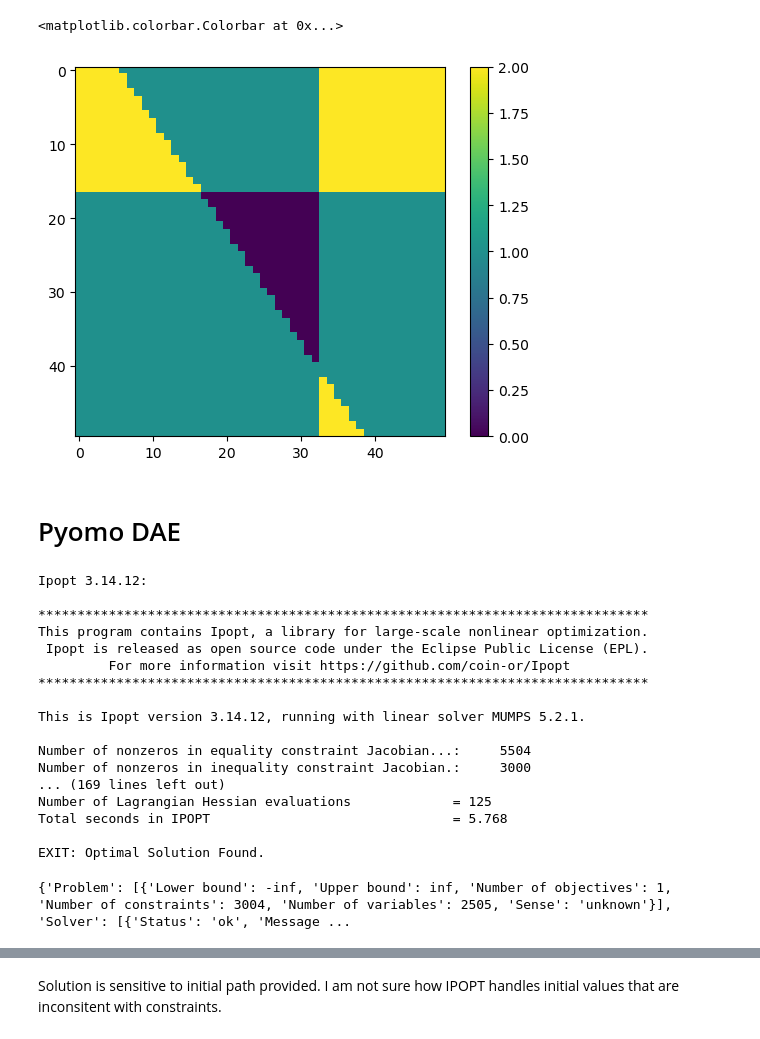
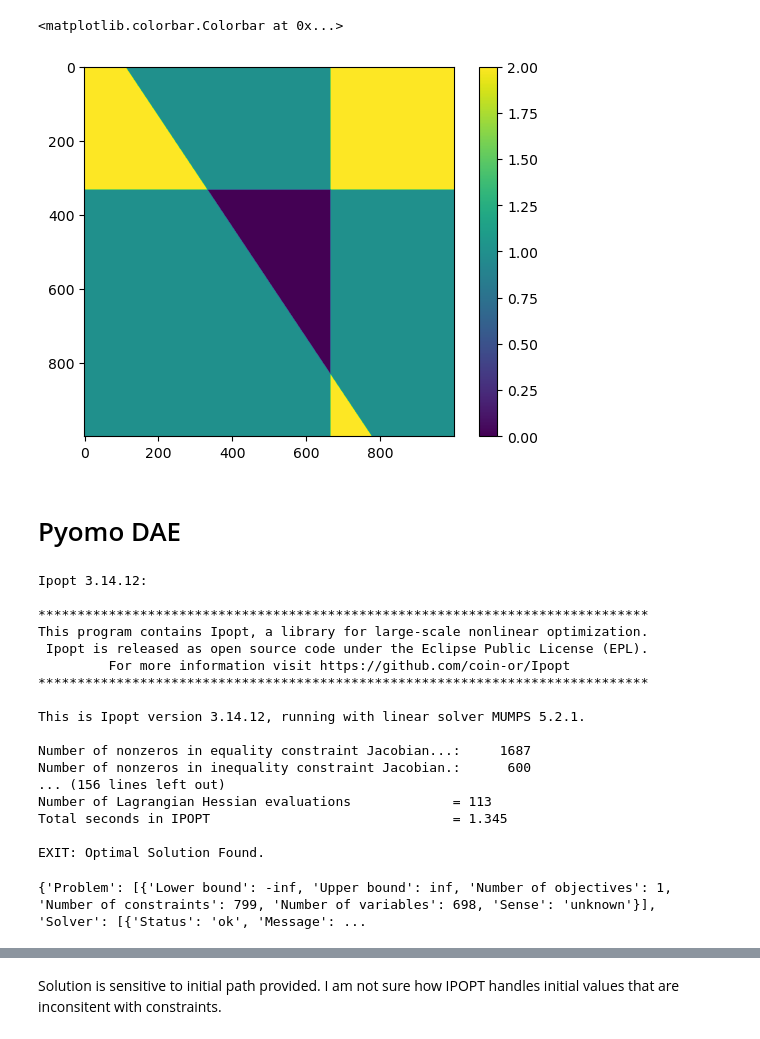
Before and after one commit to leyffer/m2dtIceSheet, a Jupyter notebook: notebooks/1-2_initial_DAE_optimization.ipynb, the cells around one changed output, grey strips where cells are left out. Saved outputs shown, nothing was run; the diff lists cells and outputs as text; code cells hidden in the pictures.

```diff
--- a/notebooks/1-2_initial_DAE_optimization.ipynb
+++ b/notebooks/1-2_initial_DAE_optimization.ipynb
@@ -23,43 +29,39 @@ class polygon_obstacle:
             self.unit_vec(self.vertices[i] - self.vertices[i - 1]) for i in range(len(self.vertices))
         ])
 
     @property
     def orthogonal_vectors(self):
         """Unit normal vectors for polygon sides"""
         return np.array([
             np.array([-v[1], v[0]]) for v in self.side_vectors
         ])
 
     @property
     def constants(self):
         """
         orthogonal . x >= constant
         """
         return np.array([
             np.dot(vertex, v) for vertex, v in zip(self.vertices, self.orthogonal_vectors)
         ])
 
 polygon = polygon_obstacle([[0, 0], [1, 1.5], [1, 0]])
 
-x = np.linspace(-1, 2)
-y = np.linspace(-1, 2)
+x = np.linspace(-1, 2, 1000)
+y = np.linspace(-1, 2, 1000)
 X, Y = np.meshgrid(x, y)
 Z = np.zeros(X.shape)
 for v, c in zip(polygon.orthogonal_vectors, polygon.constants):
     Z += (v[0]*X + v[1]*Y >= c)
 plt.figure()
 plt.imshow(Z)
 plt.colorbar()
 # %% [output]
 <matplotlib.colorbar.Colorbar at 0x...>
-[figure, old version]
+[figure, new version]
 # %% [markdown]
 # Pyomo DAE
 # %%
-import pyomo.environ as pyenv
-import pyomo.gdp as pygdp
-from scipy.integrate import RK45
-
 model = pyenv.ConcreteModel()
 
 x0 = 0.8
@@ -76,26 +78,31 @@ regularization = 0.1
 # Obstacles
 cxs = [0.5, 0.4, 0.0]
 cys = [0.5, 0.0, 0.1]
-rs = [0.25, 0.15, 0.099]
-obstacle_shape = "diamond"
+rs = [0.25, 0.15, 0.09]
+obstacle_shape = "circle"
 
 # bounds
 x_lower = 0
 x_upper = 1
 y_lower = 0
 y_upper = 1
-v_lower = 0.1
+v_lower = 0.0
 v_upper = 1
+acc_lower = -10
+acc_upper = 10
 omega_lower = -100*np.pi
 omega_upper = 100*np.pi
+omega_acc_lower = -100
+omega_acc_upper = 100
 
 model.T = 4  # final time
-model.NK = 500  # number of time steps
+model.NK = 100  # number of time steps
 model.h = model.T/model.NK  # time grid spacing
 model.K = pyenv.RangeSet(model.NK)
 model.K0 = pyenv.RangeSet(0, model.NK)
 model.Km1 = pyenv.RangeSet(model.NK - 1)  # [1, NK - 1]
 model.K0m1 = pyenv.RangeSet(0, model.NK - 1)  # [1, NK - 1]
+model.K0m2 = pyenv.RangeSet(0, model.NK - 2)  # [1, NK - 1]
 
 # Initial path
 initial_x = np.linspace(x0, 0.0, model.NK)
@@ -111,23 +118,33 @@ initial_v = np.ones(initial_x.shape)
 # initial_v = v
 # initial_omega = omega
 
-model.x = pyenv.Var(model.K0, domain=pyenv.Reals, bounds=(x_lower, x_upper), initialize=dict(zip(model.K0, initial_x))) # p(t)_x
-model.y = pyenv.Var(model.K0, domain=pyenv.Reals, bounds=(y_lower, y_upper), initialize=dict(zip(model.K0, initial_y))) # p(t)_y
-model.theta = pyenv.Var(model.K0, domain=pyenv.Reals)  # theta can be unbounded, arctan(dy/dx)
-model.v = pyenv.Var(model.K0, domain=pyenv.Reals, bounds=(v_lower, v_upper), initialize=dict(zip(model.K0, initial_v))) # velocity; control parameter
-model.omega = pyenv.Var(model.K0, domain=pyenv.Reals, bounds=(omega_lower, omega_upper)) # angular velocity; control parameter
+model.x = pyenv.Var(model.K0m1, domain=pyenv.Reals, bounds=(x_lower, x_upper), initialize=dict(zip(model.K0, initial_x))) # p(t)_x
+model.y = pyenv.Var(model.K0m1, domain=pyenv.Reals, bounds=(y_lower, y_upper), initialize=dict(zip(model.K0, initial_y))) # p(t)_y
+model.theta = pyenv.Var(model.K0m1, domain=pyenv.Reals)  # theta can be unbounded, arctan(dy/dx)
+model.v = pyenv.Var(model.K0m1, domain=pyenv.Reals, bounds=(v_lower, v_upper), initialize=dict(zip(model.K0, initial_v))) # velocity; control parameter
+model.acc = pyenv.Var(model.K0m1, domain=pyenv.Reals, bounds=(acc_lower, acc_upper), initialize=dict(zip(model.K0m1, np.diff(initial_v)))) # acceleration; control parameter
+model.omega = pyenv.Var(model.K0m1, domain=pyenv.Reals, bounds=(omega_lower, omega_upper)) # angular velocity; control parameter
+model.omega_acc = pyenv.Var(model.K0m1, domain=pyenv.Reals, bounds=(omega_acc_lower, omega_acc_upper)) # angular acceleration; control parameter
 
 def x_forward_Euler(model, k):
     return model.x[k + 1] - model.x[k] == model.h * model.v[k] * pyenv.cos(model.theta[k])
-model.x_forward_Euler = pyenv.Constraint(model.K0m1, rule=x_forward_Euler)
+model.x_forward_Euler = pyenv.Constraint(model.K0m2, rule=x_forward_Euler)
 
 def y_forward_Euler(model, k):
     return model.y[k + 1] - model.y[k] == model.h * model.v[k] * pyenv.sin(model.theta[k])
-model.y_forward_Euler = pyenv.Constraint(model.K0m1, rule=y_forward_Euler)
+model.y_forward_Euler = pyenv.Constraint(model.K0m2, rule=y_forward_Euler)
 
 def theta_forward_Euler(model, k):
     return model.theta[k + 1] - model.theta[k] == model.h * model.omega[k]
-model.theta_forward_Euler = pyenv.Constraint(model.K0m1, rule=theta_forward_Euler)
+model.theta_forward_Euler = pyenv.Constraint(model.K0m2, rule=theta_forward_Euler)
+
+def acceleration_forward_Euler(model, k):
+    return model.v[k + 1] - model.v[k] == model.h * model.acc[k]
+model.acceleration_forward_Euler = pyenv.Constraint(model.K0m2, rule=acceleration_forward_Euler)
+
+def omega_acceleration_forward_Euler(model, k):
+    return model.omega[k + 1] - model.omega[k] == model.h * model.omega_acc[k]
+model.omega_acceleration_forward_Euler = pyenv.Constraint(model.K0m2, rule=omega_acceleration_forward_Euler)
 
 def initial_x_rule(model):
     return model.x[0] == x0
@@ -142,11 +159,11 @@ def initial_theta_rule(model):
 # model.initial_theta_rule = pyenv.Constraint(rule=initial_theta_rule)
 
 def final_x_rule(model):
-    return model.x[model.NK] == x_final
+    return model.x[model.NK-1] == x_final
 model.final_x_rule = pyenv.Constraint(rule=final_x_rule)
 
 def final_y_rule(model):
-    return model.y[model.NK] == y_final
+    return model.y[model.NK-1] == y_final
 model.final_y_rule = pyenv.Constraint(rule=final_y_rule)
 
 # Allow for +- 2*pi
@@ -178,21 +195,21 @@ def circle_obstacle_rule(model, k, cx, cy, r):
 
 if obstacle_shape == "circle":
     model.circle_obstacle_rules = pyenv.ConstraintList()
-    for k in model.K:
+    for k in model.K0m1:
         for cx, cy, r in zip(cxs, cys, rs):
             model.circle_obstacle_rules.add(
                 circle_obstacle_rule(model, k, cx, cy, r)
             )
 elif obstacle_shape == "square":
     model.square_obstacle_rules = pyenv.ConstraintList()
-    for k in model.K:
+    for k in model.K0m1:
         for cx, cy, r in zip(cxs, cys, rs):
             model.square_obstacle_rules.add(
                 square_obstacle_rule(model, k, cx, cy, r)
             )
 elif obstacle_shape == "diamond":
     model.diamond_obstacle_rules = pyenv.ConstraintList()
-    for k in model.K:
+    for k in model.K0m1:
         for cx, cy, r in zip(cxs, cys, rs):
             model.diamond_obstacle_rules.add(
                 diamond_obstacle_rule(model, k, cx, cy, r)
@@ -222,7 +239,7 @@ elif obstacle_shape == "diamond":
 # model.poly_obstacle_sum_rule = pyenv.Constraint(rule = poly_obstacle_sum_rule)
 
 def objective_func(model):
-    return model.x[model.NK]**2 + model.y[model.NK]**2 + regularization/model.NK*(pyenv.sum_product(model.v, model.v) + pyenv.sum_product(model.omega, model.omega))
+    return model.x[model.NK-1]**2 + model.y[model.NK-1]**2 + regularization/model.NK*(pyenv.sum_product(model.v, model.v) + pyenv.sum_product(model.omega, model.omega))
     # return pyenv.sum_product(model.v, model.v) + pyenv.sum_product(model.omega, model.omega)
 model.objective_func = pyenv.Objective(rule=objective_func, sense=pyenv.minimize)
 
@@ -240,14 +257,14 @@ This program contains Ipopt, a library for large-scale nonlinear optimization.
 
 This is Ipopt version 3.14.12, running with linear solver MUMPS 5.2.1.
 
-Number of nonzeros in equality constraint Jacobian...:     5504
-Number of nonzeros in inequality constraint Jacobian.:     3000
-... (169 lines left out)
-Number of Lagrangian Hessian evaluations             = 125
-Total seconds in IPOPT                               = 5.768
+Number of nonzeros in equality constraint Jacobian...:     1687
+Number of nonzeros in inequality constraint Jacobian.:      600
+... (156 lines left out)
+Number of Lagrangian Hessian evaluations             = 113
+Total seconds in IPOPT                               = 1.345
 
 EXIT: Optimal Solution Found.
-{'Problem': [{'Lower bound': -inf, 'Upper bound': inf, 'Number of objectives': 1, 'Number of constraints': 3004, 'Number of variables': 2505, 'Sense': 'unknown'}], 'Solver': [{'Status': 'ok', 'Message ...
+{'Problem': [{'Lower bound': -inf, 'Upper bound': inf, 'Number of objectives': 1, 'Number of constraints': 799, 'Number of variables': 698, 'Sense': 'unknown'}], 'Solver': [{'Status': 'ok', 'Message': ...
 # %%
 import matplotlib.pyplot as plt
 plt.figure()
```
Also changed, not shown: parts of 18 cells of this notebook.
